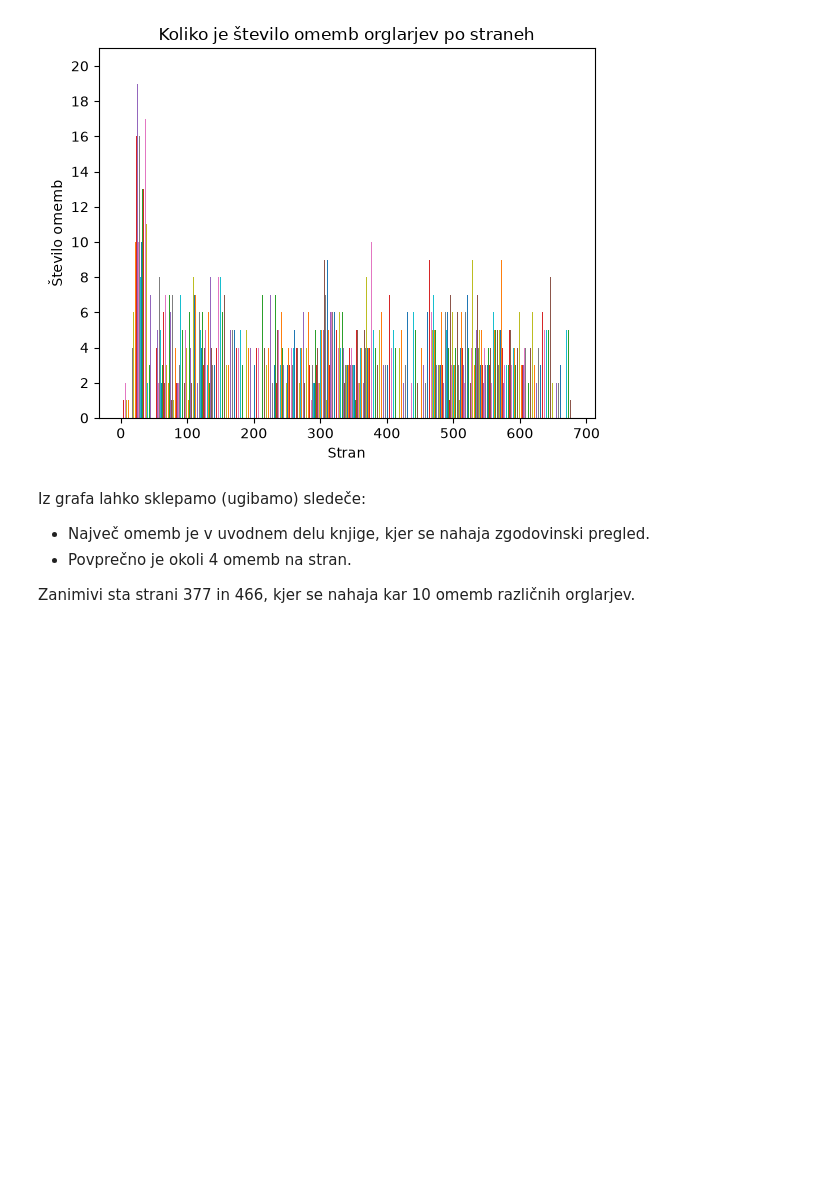
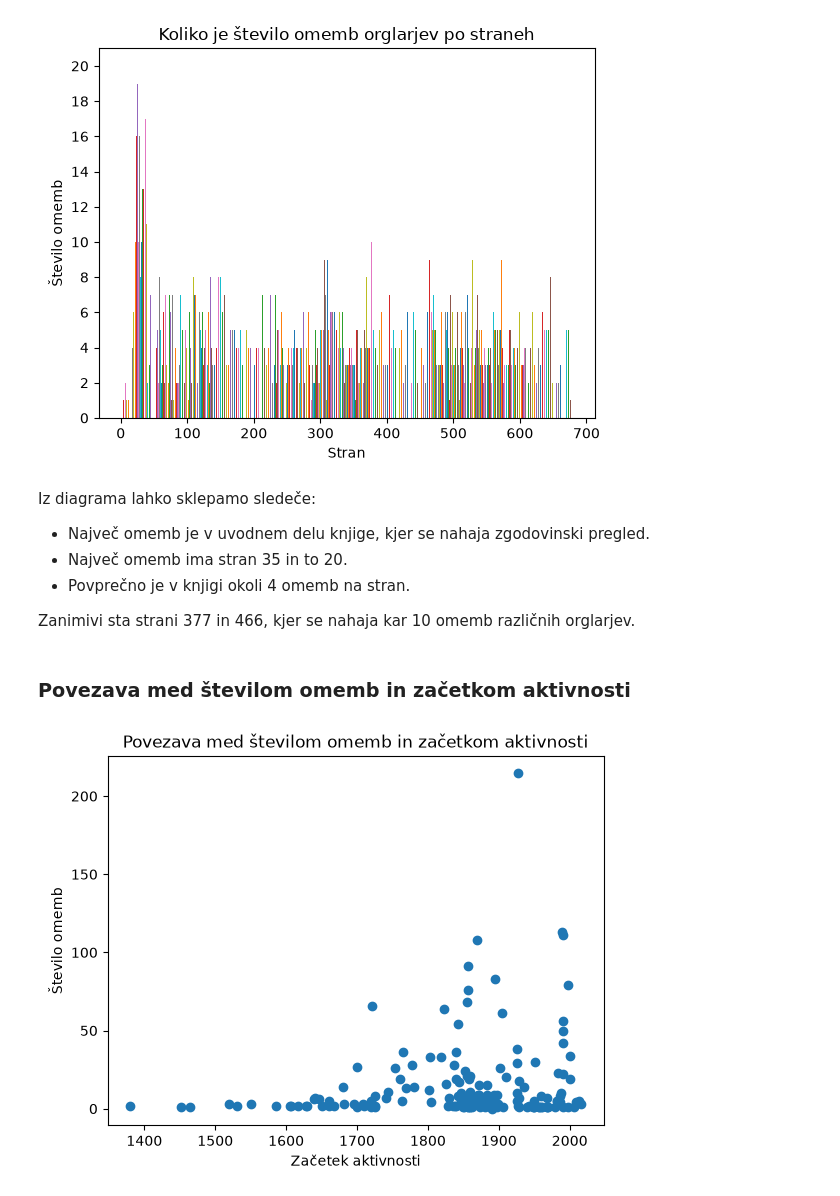
Before and after one commit to PetJer/UVP-projektna-naloga, a Jupyter notebook: analiza.ipynb, the cells around one changed output. Cells and saved outputs as stored; diff of their text form; code cells hidden in the pictures; blank space fills up the shorter version.

```diff
--- a/analiza.ipynb
+++ b/analiza.ipynb
@@ -198,8 +198,27 @@ plt.yticks(list(range(0, 21, 2)));
 # %% [output]
 [figure]
 # %% [markdown]
-Iz grafa lahko sklepamo (ugibamo) sledeče:
+Iz diagrama lahko sklepamo sledeče:
 - Največ omemb je v uvodnem delu knjige, kjer se nahaja zgodovinski pregled.
-- Povprečno je okoli 4 omemb na stran.
+- Največ omemb ima stran 35 in to 20.
+- Povprečno je v knjigi okoli 4 omemb na stran.
 
 Zanimivi sta strani 377 in 466, kjer se nahaja kar 10 omemb različnih orglarjev.
+# %% [markdown]
+### Povezava med številom omemb in začetkom aktivnosti
+# %%
+# Spustimo orglarje pred 1300
+org_zac = org[org.zacetek_aktivnosti > 1300]
+
+# Zapišemo podatke v graf
+plt.scatter(
+    org_zac.zacetek_aktivnosti,
+    [len(eval(s)) for s in org_zac.strani_z_omembo],
+)
+
+# Nastavimo prikaz grafa
+plt.title("Povezava med številom omemb in začetkom aktivnosti")
+plt.xlabel("Začetek aktivnosti")
+plt.ylabel("Število omemb");
+# %% [output]
+[figure, added]
```
Also changed, not shown: parts of 12 cells of this notebook, 1 other file.
